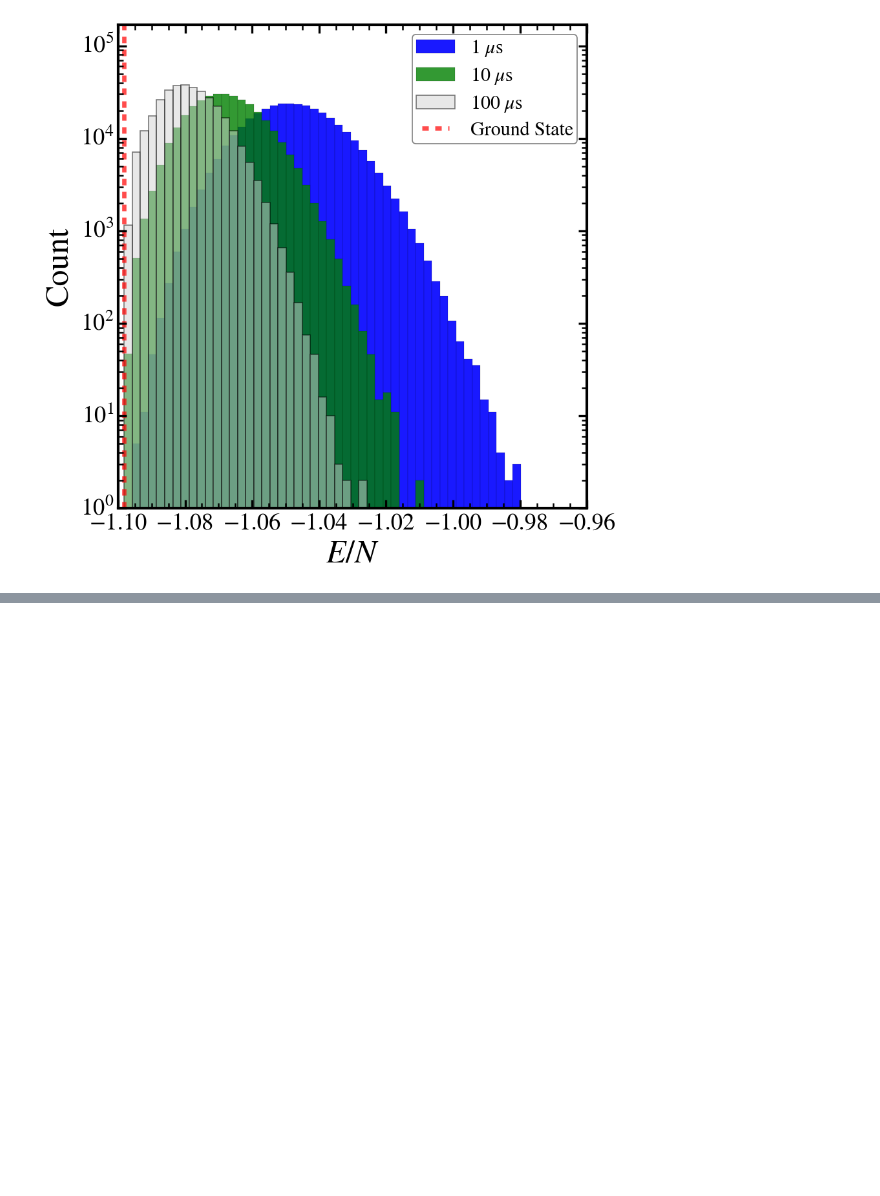
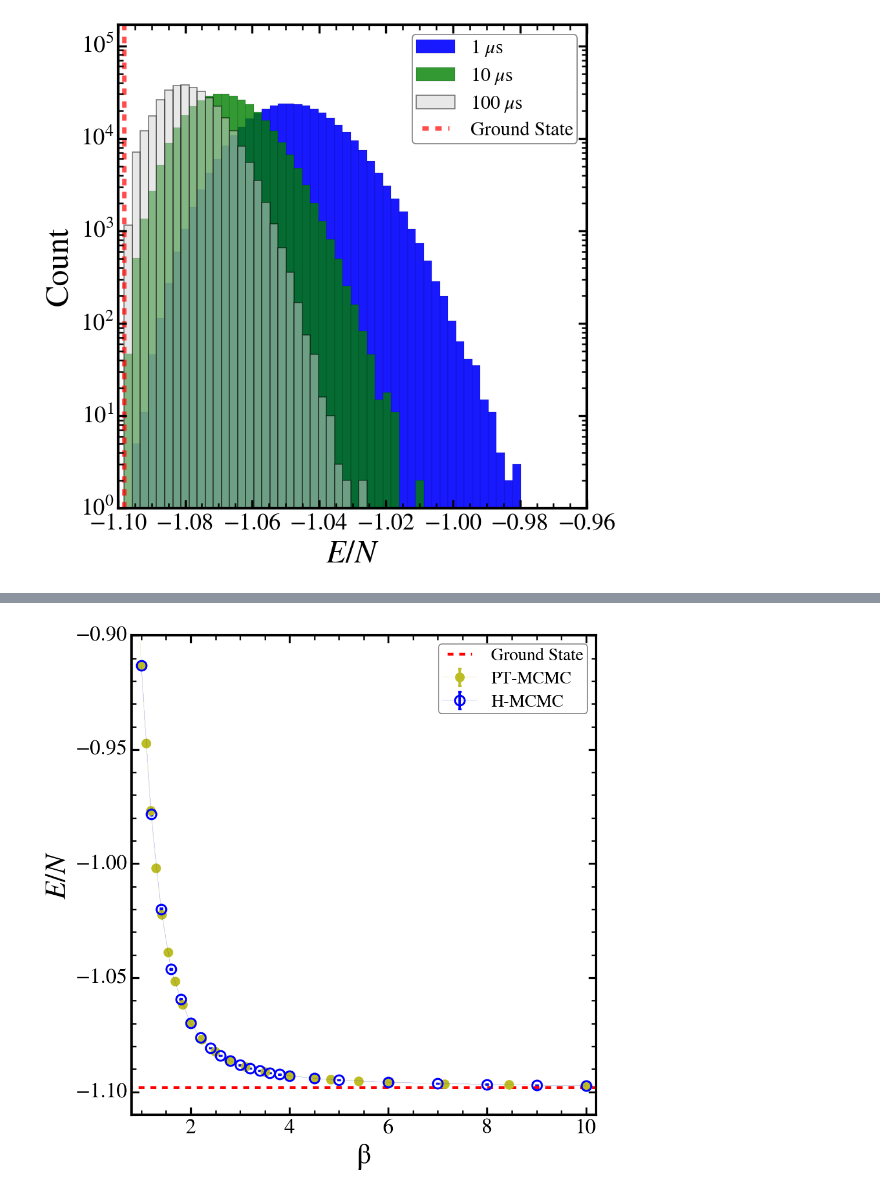
Before and after one commit to gscriva/n-mcmc, a Jupyter notebook: accelerating_monte_carlo.ipynb, the cells around one changed output, grey strips where cells are left out. Cells and saved outputs as stored; diff of their text form; code cells hidden in the pictures; blank space fills up the shorter version.

```diff
--- a/accelerating_monte_carlo.ipynb
+++ b/accelerating_monte_carlo.ipynb
@@ -1003,0 +1187,39 @@ min: -1.0981585421367768  (1 occurance(s))
+# %%
+skip_hybrid_3nn = 50000
+skip_parallel_3nn = 20000
+
+single_block_size_3nn = 2000
+parallel_block_size_3nn = 2000
+# %%
+# compute error bar
+yerr_parallel_3nn = block_std(
+    energies_parallel_3nn, len_block=parallel_block_size_3nn, skip=skip_parallel_3nn
+    )
+# %%
+plt.errorbar(1/T, energies_parallel_3nn[..., skip_parallel_3nn:].mean(axis=1),
+    yerr=yerr_parallel_3nn, elinewidth=2.5, linewidth=.1, marker='o', color='tab:olive', mec='tab:olive',
+    fillstyle='full', markersize=8, markeredgewidth=2, capsize=2, label=r"PT-MCMC",
+    )
+plt.errorbar(betas_hybrid_3nn[::2], np.append(np.asarray(eng_seq_hybrid_3nn)[...,skip_hybrid_3nn:].mean(1)[:-7][::2],
+            np.asarray(eng_seq_hybrid_3nn)[...,skip_hybrid_3nn:].mean(1)[-7:]),
+            yerr=block_std(eng_seq_hybrid_3nn[:-7][::2], hybrid_block_size_3nn, skip=skip_hybrid_3nn)
+            + block_std(eng_seq_hybrid_3nn[-7:], hybrid_block_size_3nn, skip=skip_hybrid_3nn),
+            elinewidth=2.5, linewidth=.1, marker='o', markersize=10, markeredgewidth=2, capsize=2,
+            fillstyle='none', label=r"H-MCMC")
+
+plt.hlines(ground_state_3nn, xmin=0., xmax=13, colors='red', linestyles='dashed', label="Ground State",
+           linewidth=3)
+#plt.hlines(ground_state_3nn, xmin=0, xmax=1/0.4, colors='red', linestyles='dashed', label="Ground State", linewidth=3)
+
+plt.xlim(0.8, 10.2)
+plt.ylim(-1.11, -0.9)
+
+plt.ylabel(r"$E/N$")
+plt.xlabel(r"$\mathrm{\beta}$")
+
+plt.legend()
+
+plt.savefig("images/energy-beta_longmcmc-3nn.png")
+plt.savefig("images/energy-beta_longmcmc-3nn.eps")
+# %% [output]
+[figure, added]
```
Also changed, not shown: parts of 30 cells of this notebook.
